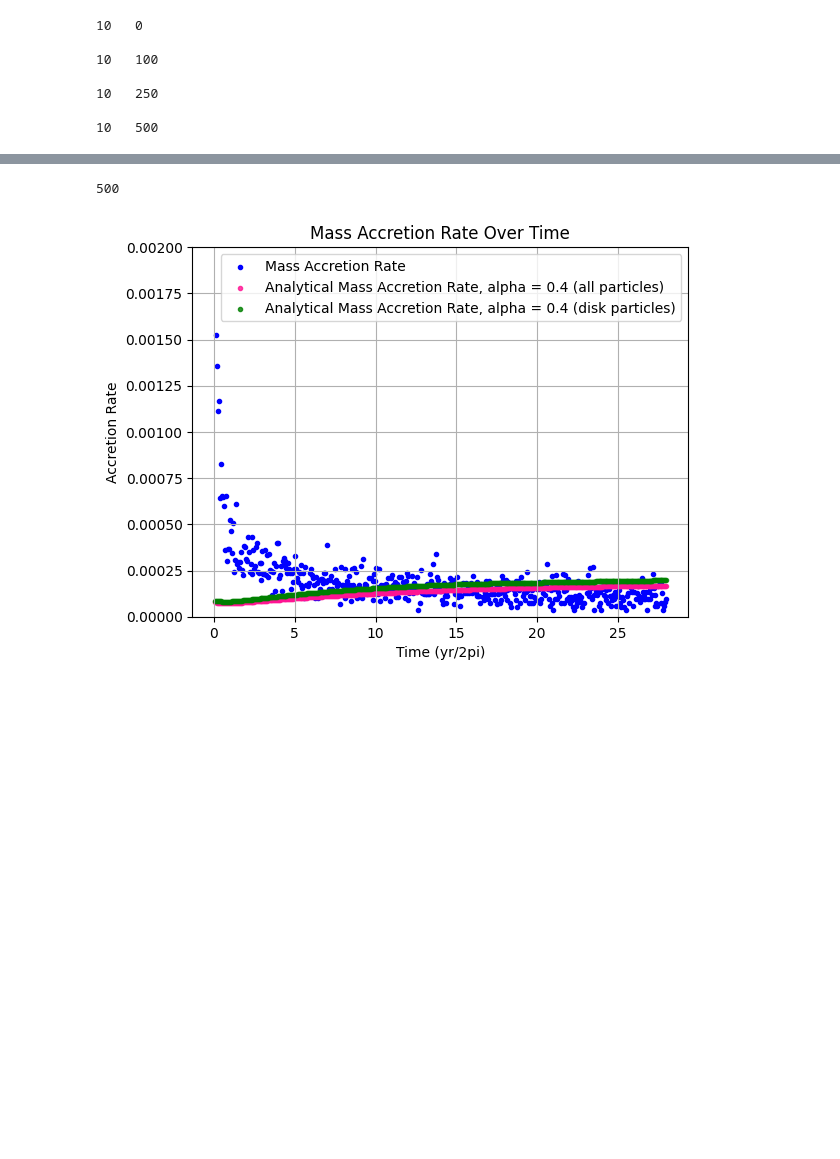
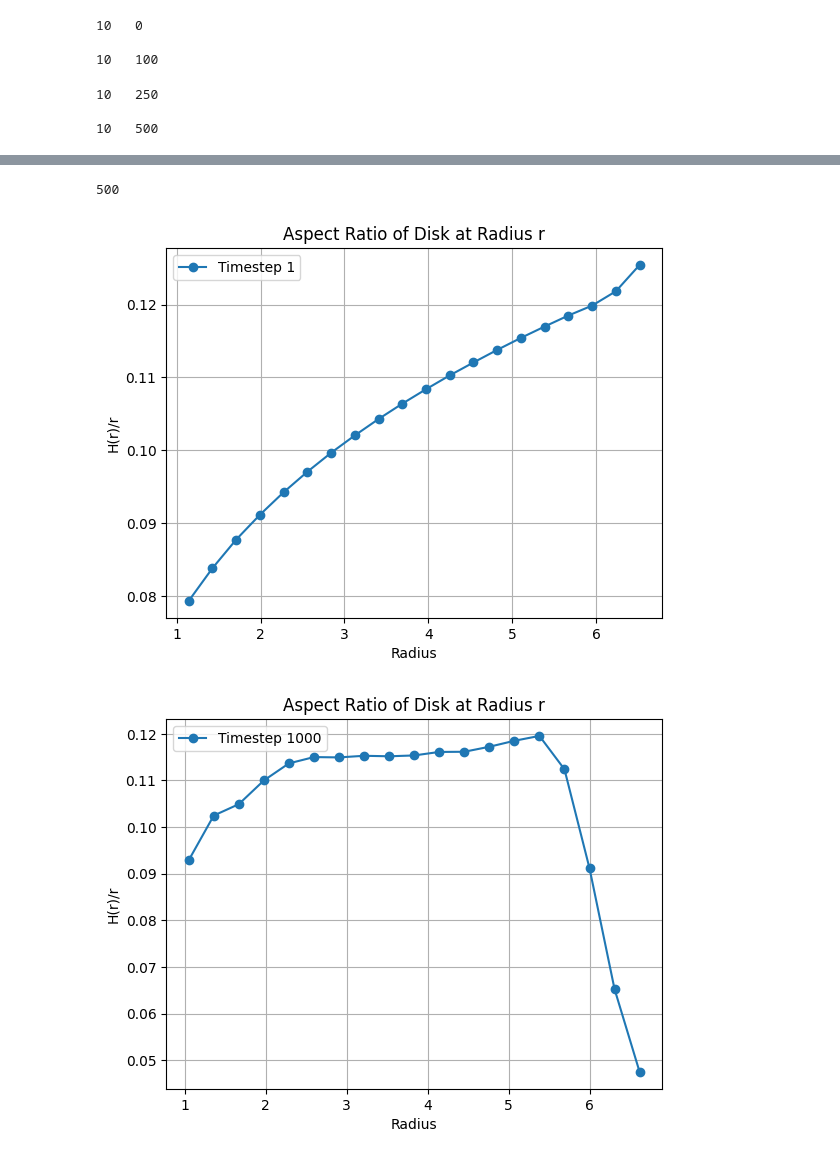
Before and after one commit to lilywatan/SPH-EXA-fork, a Jupyter notebook: inner_disk.ipynb, the cells around one changed output, grey strips where cells are left out. Cells and saved outputs as stored; diff of their text form; code cells hidden in the pictures; blank space fills up the shorter version.

Commit message:
updated inner disk to plot vertical profile

```diff
--- a/inner_disk.ipynb
+++ b/inner_disk.ipynb
@@ -320,6 +363,43 @@ def plot_radial_pressure_multiple_timesteps(timesteps, r, pressures, disk_mask,
     fname = 'radial_pressure_avg_multiple_timesteps.png'
     plt.savefig(plots + fname)
     plt.show()
+# %%
+def plot_vertical_density(timesteps, z, densities, disk_mask, stride, num_bins=20):
+    plt.figure()
+
+    for t in timesteps:
+        index = int(t/stride)
+        z_disk = z[index][disk_mask[index]]
+        densities_disk = densities[index][disk_mask[index]]
+
+        # binning
+        r_min, r_max = np.min(z_disk), np.max(z_disk)
+        bins = np.linspace(r_min, r_max, num_bins + 1)
+        bin_centers = 0.5 * (bins[:-1] + bins[1:])
+
+        # average pressure per bin
+        average_densities = np.zeros(num_bins)
+        counts = np.zeros(num_bins)
+
+        for i in range(len(z_disk)):
+            bin_index = np.digitize(z_disk[i], bins) - 1  # -1 to get the index in zero-based format
+            if 0 <= bin_index < num_bins:  # check if bin_index is within valid range
+                average_densities[bin_index] += densities_disk[i]
+                counts[bin_index] += 1
+
+        average_densities /= counts
+        average_densities[counts == 0] = np.nan  # set bins with no particles to NaN for better plotting
+
+        plt.plot(average_densities, bin_centers, label=f'Timestep {t}', marker='o')
+
+        plt.title('Vertical Density Profile over Multiple Timesteps')
+        plt.xlabel('Density')
+        plt.ylabel('Height')
+        plt.grid()
+        plt.legend()
+        fname = 'vertical_density.png'
+        plt.savefig(plots + fname)
+        plt.show()
 # %%
 surface_density_min = None
 surface_density_max = None
@@ -377,18 +457,19 @@ r, disk_particles = particle_radii2(x, y, z, m, sx, sy, sz, sm, ts)
 #plot_pressure(4000, x, y, z, sx, sy, sz, p, disk_particles)
 #plot_radial_density(4000, r, d, disk_particles, times, stride)
 #plot_radial_pressure(4000, r, p, disk_particles, times, stride)
-plot_radial_density_multiple_timesteps([1, 1000, 2500, 5000], r, d, disk_particles, stride)
-plot_radial_pressure_multiple_timesteps([1, 1000, 2500, 5000], r, p, disk_particles, stride)
+plot_radial_density_multiple_timesteps([1, 1000, 2500, 5000], r, d, disk_particles, stride, 100)
+plot_radial_pressure_multiple_timesteps([1, 1000, 2500, 5000], r, p, disk_particles, stride, 100)
 accretion_rates, analytical_all = calc_accretion_rate(sm, times, c_s)
 analytical_disk = calc_analytical_rate(c_s, disk_particles, stride)
 print(len(accretion_rates))
 # print(len(analytical_rates))
-plot_mass_accretion(times, accretion_rates, analytical_all, analytical_disk)
+# plot_mass_accretion(times, accretion_rates, analytical_all, analytical_disk)
+plot_aspect_ratio([1, 1000, 2500, 5000], c_s, r, sm, disk_particles, stride, 100)
+plot_vertical_density([1, 1000, 2500, 5000], z, d, disk_particles, stride, 100)
 # %% [output]
 10   0
 
 10   100
-
-10   250
-
-10   500
+10   250
+
+10   500
@@ -397,2 +478,3 @@ plot_mass_accretion(times, accretion_rates, analytical_all, analytical_disk)
-500
+500
-[figure, old version]
+[figure, new version]
+[figure, added]
```
Also changed, not shown: parts of 5 cells of this notebook.
